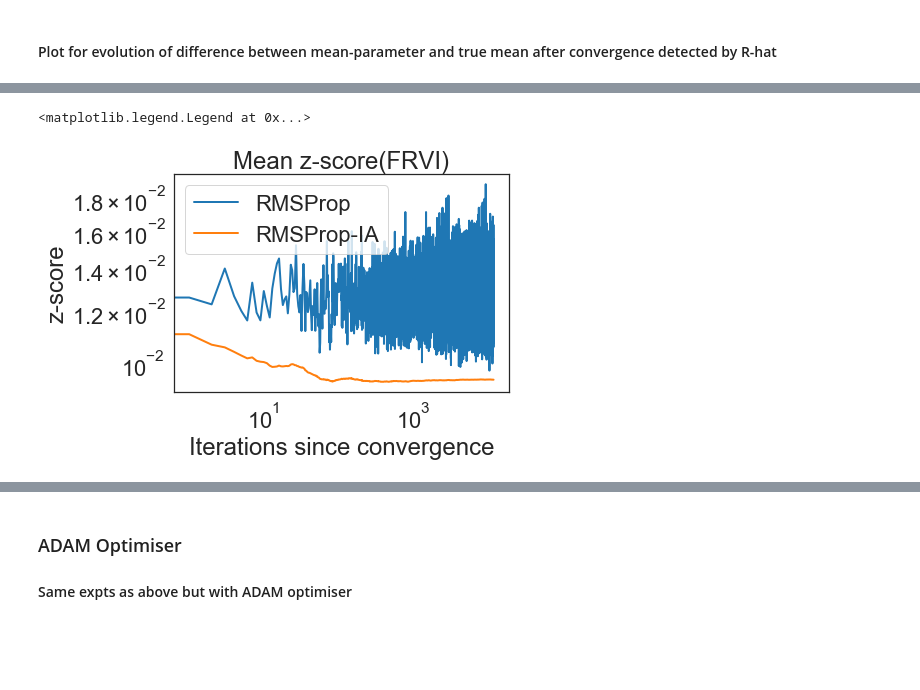
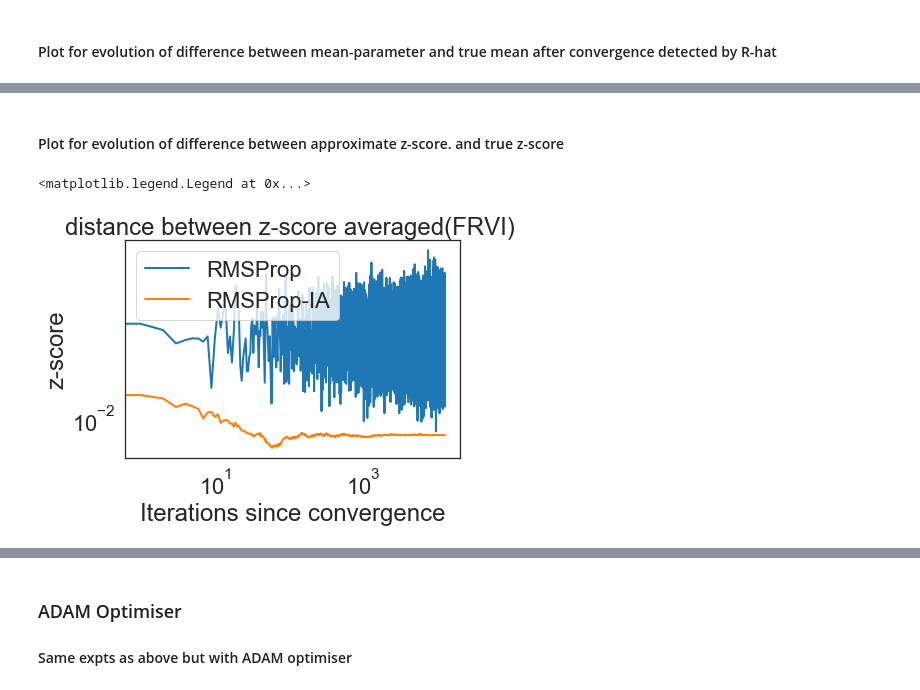
Before and after one commit to kunalghosh/viabel, a Jupyter notebook: notebooks/linear-regression-model-Iterate-Averaging-rhat-2.ipynb, the cells around one changed output, grey strips where cells are left out. Cells and saved outputs as stored; diff of their text form; code cells hidden in the pictures; blank space fills up the shorter version.

```diff
--- a/notebooks/linear-regression-model-Iterate-Averaging-rhat-2.ipynb
+++ b/notebooks/linear-regression-model-Iterate-Averaging-rhat-2.ipynb
@@ -440,10 +457,12 @@ plt.legend()
+# %% [markdown]
+#### Plot for evolution of difference between approximate z-score.  and true z-score
 # %%
-plt.loglog(np.mean(np.sqrt(np.square(cov_iters_fr_rms_std[op_log_fr_rms['start_avg_sigma_iters']:] - true_std)), axis=1), label='RMSProp')
-plt.loglog(np.mean(np.sqrt(np.square(cov_iters_fr_rms_ia_std - true_std)), axis=1), label='RMSProp-IA')
+plt.loglog(np.mean(np.sqrt(np.square(mean_iters_fr_rms[op_log_fr_rms['start_avg_mean_iters']:] - true_mean)/true_std), axis=1), label='RMSProp')
+plt.loglog(np.mean(np.sqrt(np.square(avg_klvi_fr_mean_list_rms[0] - true_mean)/true_std), axis=1), label='RMSProp-IA')
 plt.xlabel('Iterations since convergence')
 plt.ylabel('z-score')
-plt.title('Mean z-score(FRVI)')
+plt.title('distance between z-score averaged(FRVI) ')
 plt.legend()
 # %% [output]
 <matplotlib.legend.Legend at 0x...>
-[figure, old version]
+[figure, new version]
```
Also changed, not shown: parts of 62 cells of this notebook.
